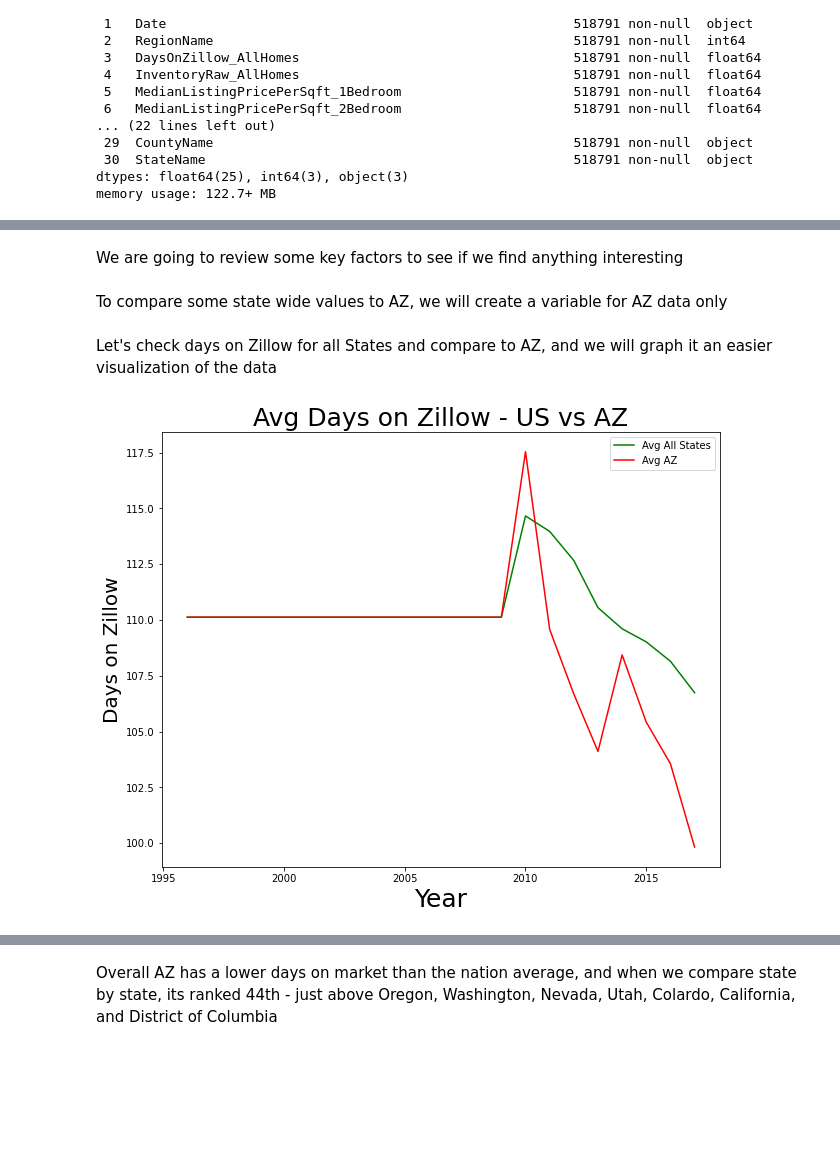
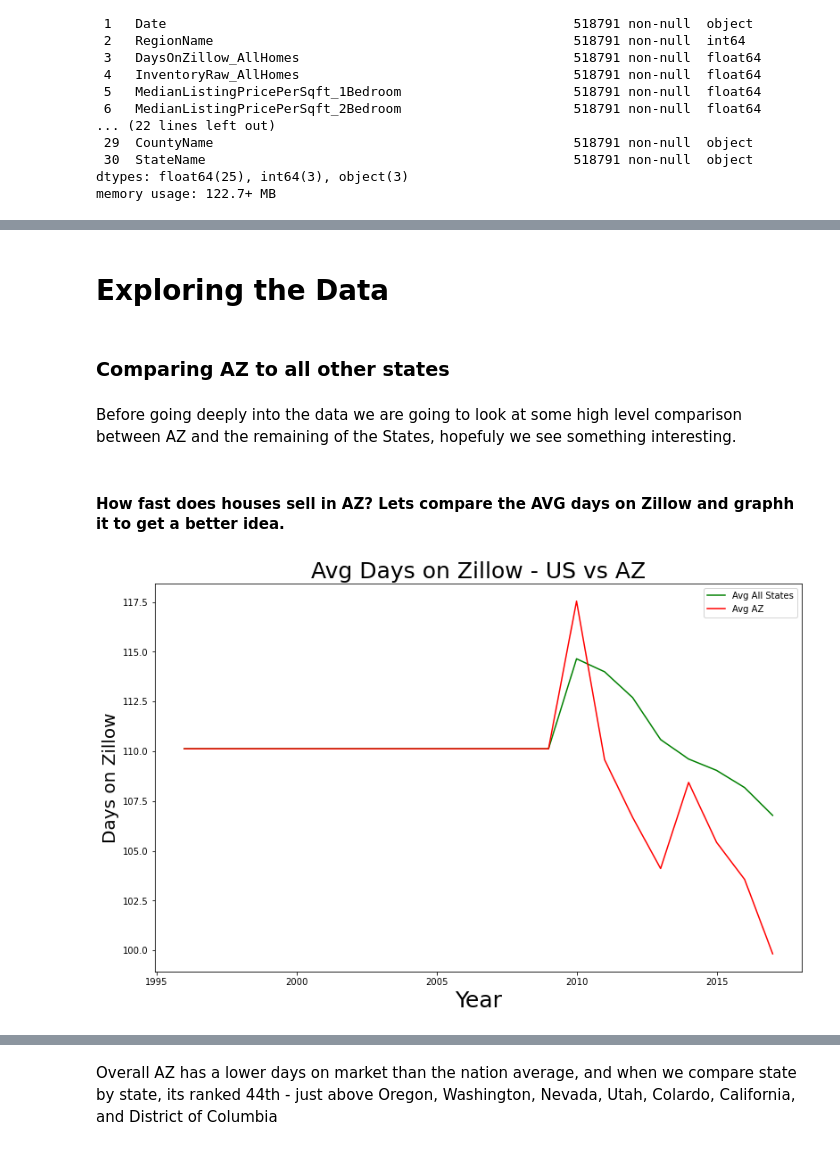
Before and after one commit to EPalomos/Phoenix_Housing, a Jupyter notebook: Zillow EDA.ipynb, the cells around one changed output, grey strips where cells are left out. Cells and saved outputs as stored; diff of their text form; code cells hidden in the pictures; blank space fills up the shorter version.

```diff
--- a/Zillow EDA.ipynb
+++ b/Zillow EDA.ipynb
@@ -51,3 +49 @@ ZillowData.head(100)
-# %% [markdown]
-We are going to review some key factors to see if we find anything interesting
 # %%
@@ -54,22 +51,29 @@ We are going to review some key factors to see if we find anything interesting
 ZillowData.drop('Unnamed: 0', axis=1, inplace=True)
+# %% [markdown]
+# Exploring the Data<a id='5_Modeling'></a>
+# %% [markdown]
+###  Comparing AZ to all other states
 # %% [markdown]
-To compare some state wide values to AZ, we will create a variable for AZ data only
+Before going deeply into the data we are going to look at some high level comparison between AZ and the remaining of the States, hopefuly we see something interesting.
 # %%
-AzZillowData = ZillowData[(ZillowData.StateName == "Arizona")]
+# Creating a variable for AZ data and another for all other States
+Az_ZillowData = ZillowData[(ZillowData.StateName == "Arizona")]
+AllStates_ZillowData = ZillowData[(ZillowData.StateName != "Arizona")]
-# %% [markdown]
-Let's check days on Zillow for all States and compare to AZ, and we will graph it an easier visualization of the data
+# %% [markdown]
+#### How fast does houses sell in AZ? Lets compare the AVG days on Zillow and graphh it to get a better idea.<a id='3.5.1.2_Total_state_population'></a>
 # %%
-AllStates_DoZ = ZillowData[['Year','DaysOnZillow_AllHomes']].groupby(['Year'])['DaysOnZillow_AllHomes'].mean()
-AZ_DoZ = AzZillowData[['Year','DaysOnZillow_AllHomes']].groupby(['Year'])['DaysOnZillow_AllHomes'].mean()
+# Days on Zillow
+AllStates_DoZ = AllStates_ZillowData[['Year','DaysOnZillow_AllHomes']].groupby(['Year'])['DaysOnZillow_AllHomes'].mean()
+AZ_DoZ = Az_ZillowData[['Year','DaysOnZillow_AllHomes']].groupby(['Year'])['DaysOnZillow_AllHomes'].mean()
 # %%
-plt.figure(figsize=(10, 8))
+plt.figure(figsize=(13, 8))
 plt.plot(AllStates_DoZ, color='g', label='Avg All States')
 plt.plot(AZ_DoZ, color='r', label='Avg AZ')
 plt.xlabel('Year',fontsize = 25)
 plt.ylabel('Days on Zillow',fontsize = 20)
 plt.title('Avg Days on Zillow - US vs AZ',fontsize = 25)
 plt.legend()
 plt.show()
 # %% [output]
-[figure, old version]
+[figure, new version]
 # %%
```
Also changed, not shown: parts of 49 cells of this notebook.
